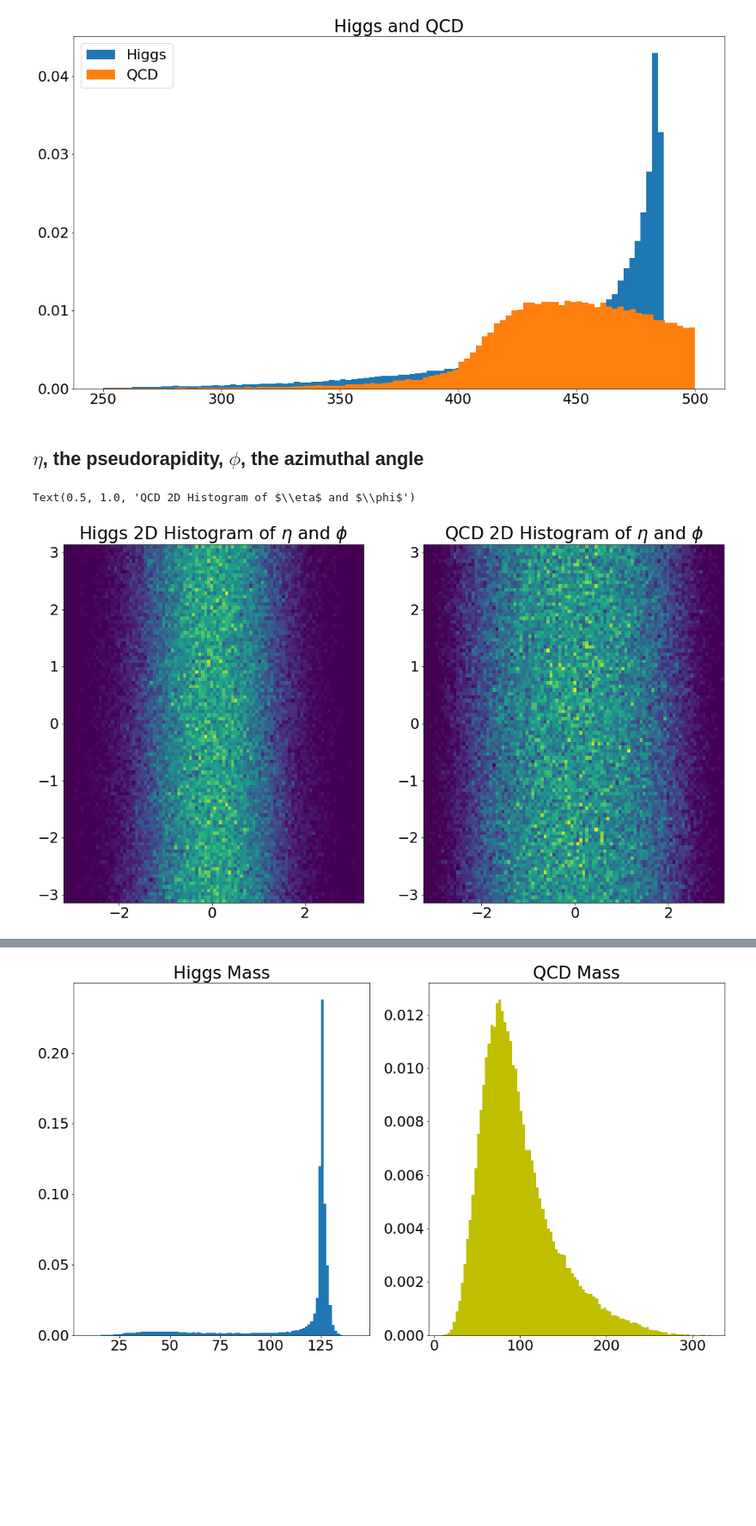
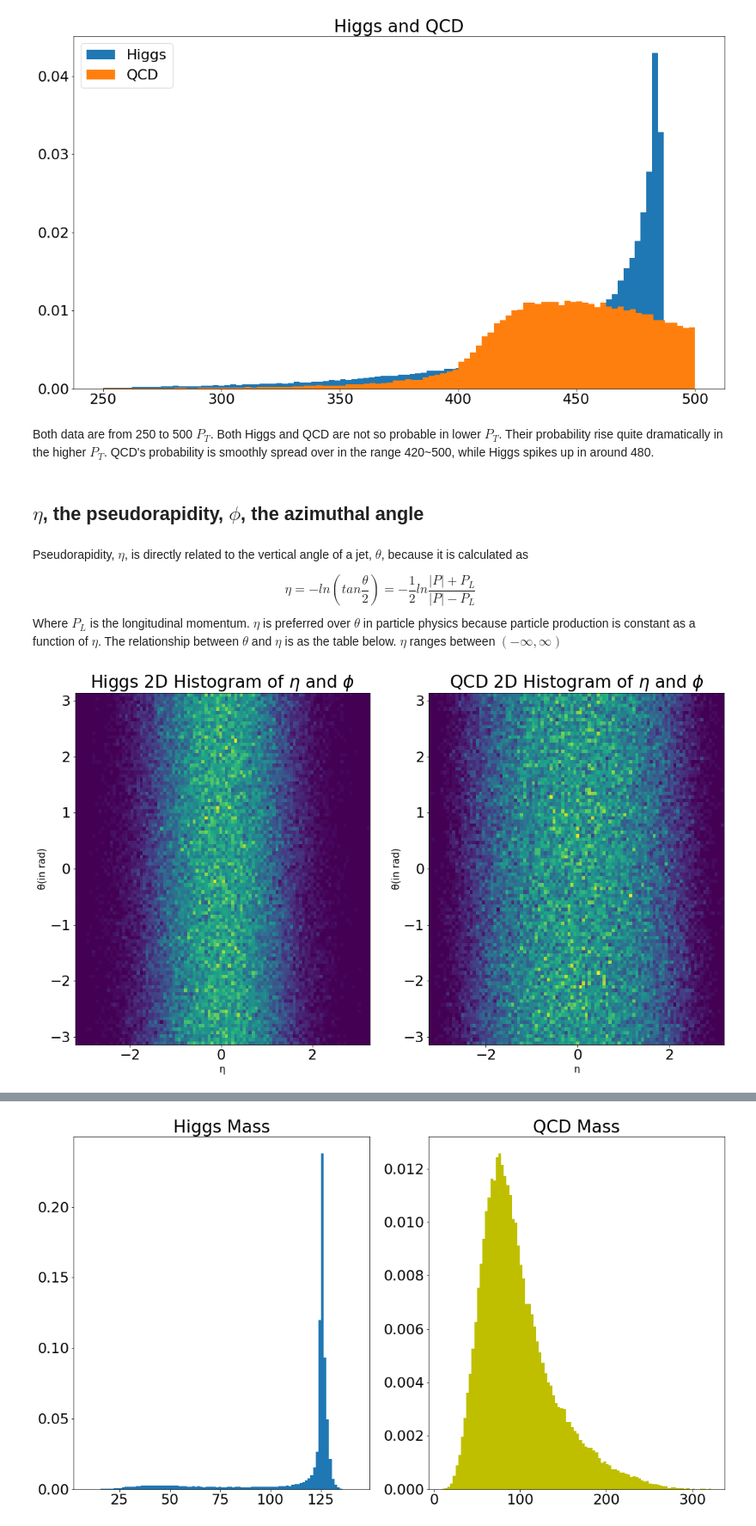
Before and after one commit to noahkim4648/Phys-434-Portfolio, a Jupyter notebook: Lab5.ipynb, the cells around one changed output, grey strips where cells are left out. Shown at 86% size. Drawn from its saved outputs; the diff is of its cells as text; code cells hidden in the pictures; blank space fills up the shorter version.

```diff
--- a/Lab5.ipynb
+++ b/Lab5.ipynb
@@ -108,19 +100,30 @@ plt.legend(['Higgs', 'QCD']);
 plt.title('Higgs and QCD');
 # %% [output]
 [figure]
+# %% [markdown]
+Both data are from 250 to 500 $P_T$. Both Higgs and QCD are not so probable in lower $P_T$. Their probability rise quite dramatically in the higher $P_T$. QCD's probability is smoothly spread over in the range 420~500, while Higgs spikes up in around 480.
 # %% [markdown]
 ## $\eta$, the pseudorapidity, $\phi$, the azimuthal angle
+# %% [markdown]
+
+Pseudorapidity, $\eta$, is directly related to the vertical angle of a jet, $\theta$, because it is calculated as
+
+$$\eta=-ln(tan\frac{\theta}{2})=-\frac{1}{2}ln\frac{|P|+P_L}{|P|-P_L}$$
+Where $P_L$ is the longitudinal momentum. $\eta$ is preferred over $\theta$ in particle physics because particle production is constant as a function of $\eta$. The relationship between $\theta$ and $\eta$ is as the table below. $\eta$ ranges between $(-\infty,\infty)$
 # %%
 H_n = signal['eta'][:]
 H_phi = signal['phi'][:]
 QCD_n = background['eta'][:]
 QCD_phi = background['phi'][:]
 
 fig2, ax = plt.subplots(1,2)
 ax[0].hist2d(H_n, H_phi, bins=100);
-ax[0].set_title('Higgs 2D Histogram of $\eta$ and $\phi$')
+ax[0].set_title('Higgs 2D Histogram of $\eta$ and $\phi$');
+ax[0].set_xlabel("\u03B7",fontsize=15)
+ax[0].set_ylabel("\u03B8(in rad)",fontsize=15)
 ax[1].hist2d(QCD_n,QCD_phi,bins=100);
-ax[1].set_title('QCD 2D Histogram of $\eta$ and $\phi$')
+ax[1].set_title('QCD 2D Histogram of $\eta$ and $\phi$');
+ax[1].set_xlabel("\u03B7",fontsize=15);
+ax[1].set_ylabel("\u03B8(in rad)",fontsize=15);
 # %% [output]
-Text(0.5, 1.0, 'QCD 2D Histogram of $\\eta$ and $\\phi$')
-[figure, old version]
+[figure, new version]
```
Also changed, not shown: parts of 27 cells of this notebook, 1 other file.
